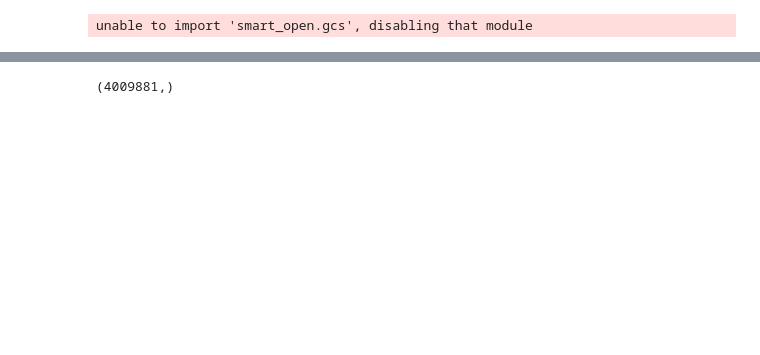
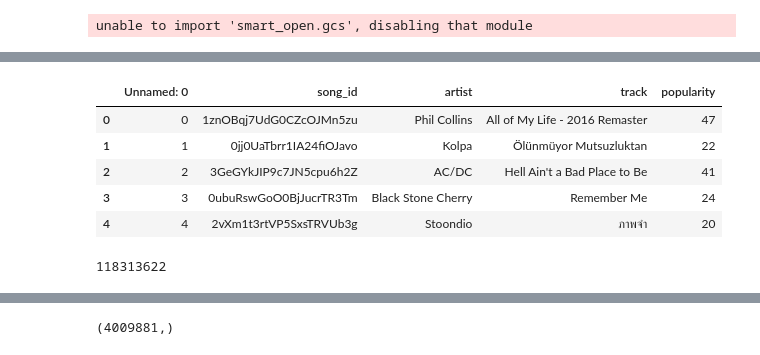
Before and after one commit to matt8955/song-vectormender, a Jupyter notebook: scraping/song scraping.ipynb, the cells around one changed output, grey strips where cells are left out. Cells and saved outputs as stored; diff of their text form; code cells hidden in the pictures; blank space fills up the shorter version.

```diff
--- a/scraping/song scraping.ipynb
+++ b/scraping/song scraping.ipynb
@@ -24,0 +34,9 @@ df.drop_duplicates(inplace=True)
+# %%
+song_df.head()
+# %% [output]
+|  | Unnamed: 0 | song_id | artist | track | popularity |
+| 0 | 0 | 1znOBqj7UdG0CZcOJMn5zu | Phil Collins | All of My Life - 2016 Remaster | 47 |
+| 1 | 1 | 0jj0UaTbrr1IA24fiOJavo | Kolpa | Ölünmüyor Mutsuzluktan | 22 |
+| 2 | 2 | 3GeGYkJIP9c7JN5cpu6h2Z | AC/DC | Hell Ain't a Bad Place to Be | 41 |
+| 3 | 3 | 0ubuRswGoO0BjJucrTR3Tm | Black Stone Cherry | Remember Me | 24 |
+| 4 | 4 | 2vXm1t3rtVP5SxsTRVUb3g | Stoondio | ภาพจำ | 20 |
@@ -24,0 +47,4 @@ df.drop_duplicates(inplace=True)
+# %%
+joined.shape[0] - missing_songs.shape[0]
+# %% [output]
+118313622
```
Also changed, not shown: parts of 40 cells of this notebook, 7 other files.
